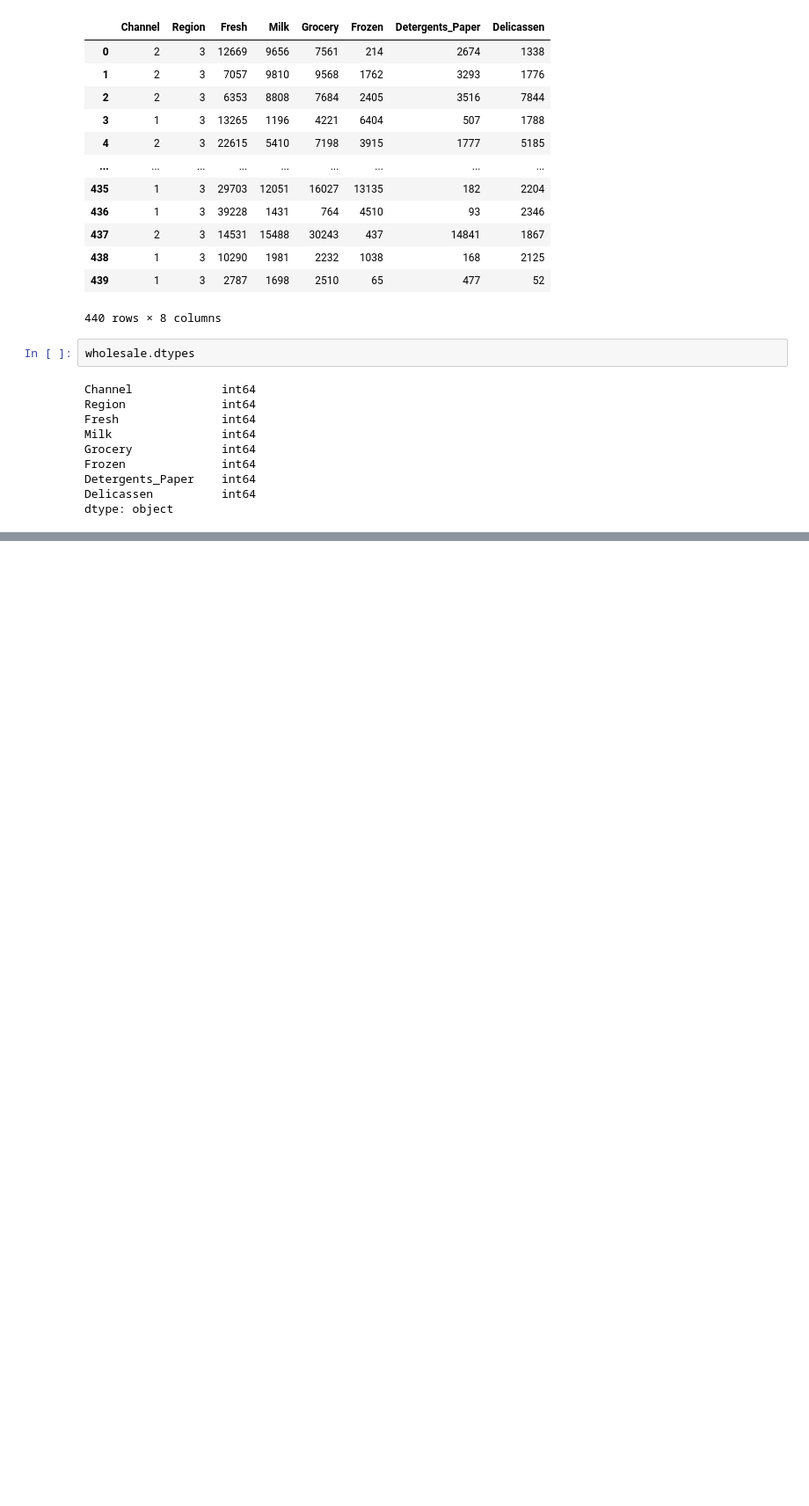
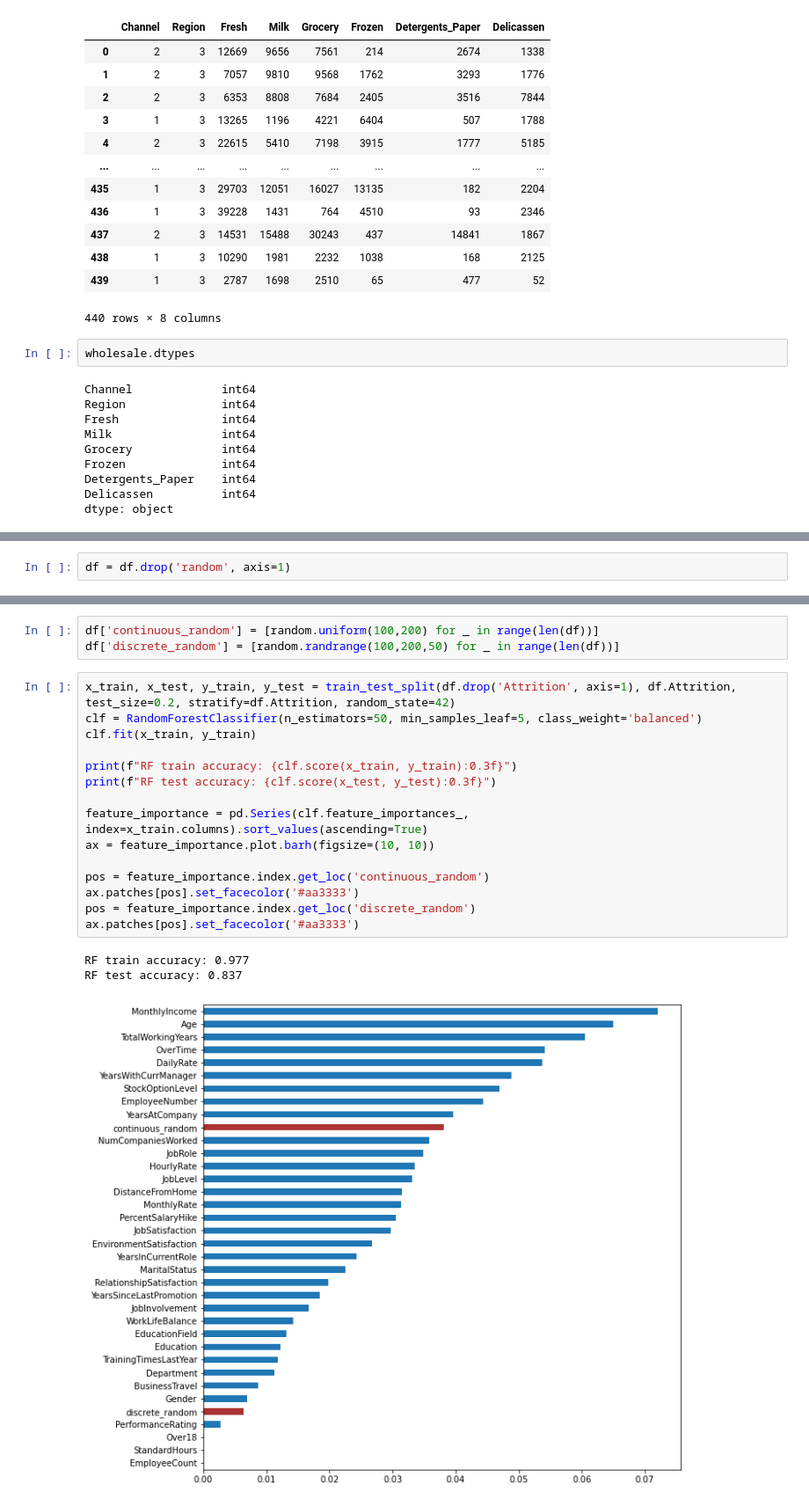
Before and after one commit to Baukebrenninkmeijer/practical-data-science, a Jupyter notebook: presentation.ipynb, the cells around one changed output, grey strips where cells are left out. Shown at 88% size. Drawn from its saved outputs; the diff is of its cells as text; blank space fills up the shorter version.

```diff
--- a/presentation.ipynb
+++ b/presentation.ipynb
@@ -228,0 +311,2 @@ dtype: object
+# %%
+df = df.drop('random', axis=1)
@@ -228,0 +315,22 @@ dtype: object
+# %%
+df['continuous_random'] = [random.uniform(100,200) for _ in range(len(df))]
+df['discrete_random'] = [random.randrange(100,200,50) for _ in range(len(df))]
+# %%
+x_train, x_test, y_train, y_test = train_test_split(df.drop('Attrition', axis=1), df.Attrition, test_size=0.2, stratify=df.Attrition, random_state=42)
+clf = RandomForestClassifier(n_estimators=50, min_samples_leaf=5, class_weight='balanced')
+clf.fit(x_train, y_train)
+
+print(f"RF train accuracy: {clf.score(x_train, y_train):0.3f}")
+print(f"RF test accuracy: {clf.score(x_test, y_test):0.3f}")
+
+feature_importance = pd.Series(clf.feature_importances_, index=x_train.columns).sort_values(ascending=True)
+ax = feature_importance.plot.barh(figsize=(10, 10))
+
+pos = feature_importance.index.get_loc('continuous_random')
+ax.patches[pos].set_facecolor('#aa3333')
+pos = feature_importance.index.get_loc('discrete_random')
+ax.patches[pos].set_facecolor('#aa3333')
+# %% [output]
+RF train accuracy: 0.977
+RF test accuracy: 0.837
+[figure, added]
```
Also changed, not shown: parts of 16 cells of this notebook, 13 other files.
